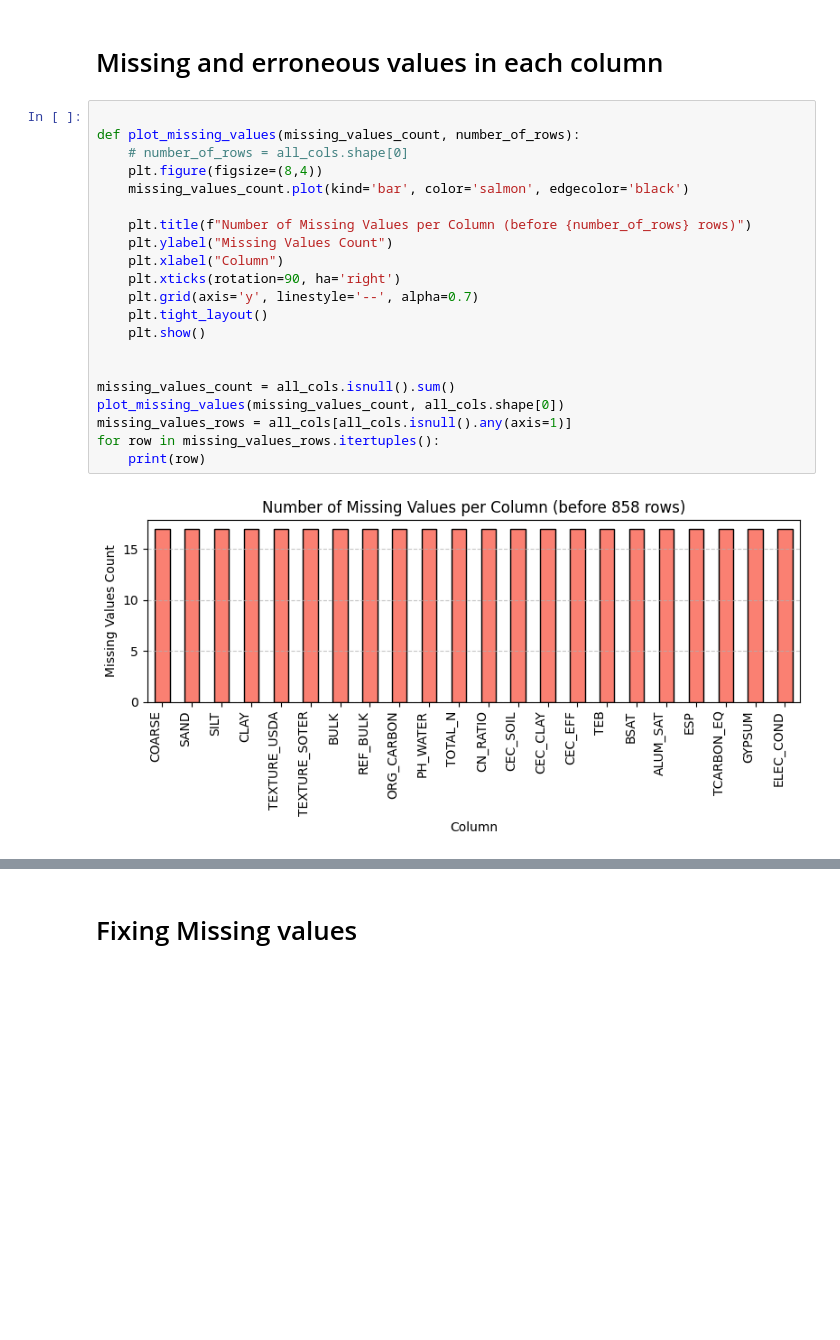
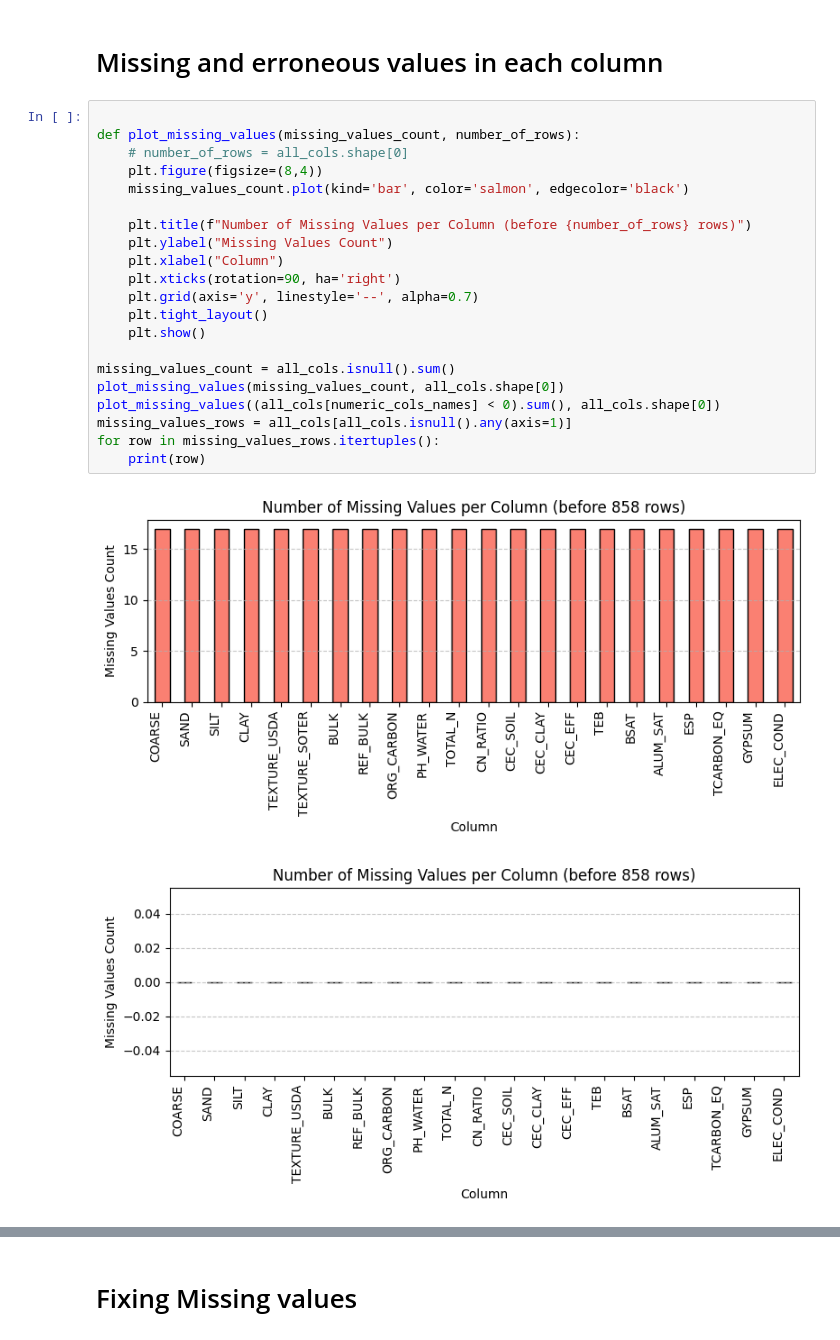
Before and after one commit to MohamedRamzi9/Data-Mining-Project, a Jupyter notebook: data_processing/soil.ipynb, the cells around one changed output, grey strips where cells are left out. Saved outputs shown, nothing was run; the diff lists cells and outputs as text; blank space fills up the shorter version.

```diff
--- a/data_processing/soil.ipynb
+++ b/data_processing/soil.ipynb
@@ -118,26 +136,27 @@ dtype: object
 # %%
 
 def plot_missing_values(missing_values_count, number_of_rows):
     # number_of_rows = all_cols.shape[0]
     plt.figure(figsize=(8,4))
     missing_values_count.plot(kind='bar', color='salmon', edgecolor='black')
 
     plt.title(f"Number of Missing Values per Column (before {number_of_rows} rows)")
     plt.ylabel("Missing Values Count")
     plt.xlabel("Column")
     plt.xticks(rotation=90, ha='right')
     plt.grid(axis='y', linestyle='--', alpha=0.7)
     plt.tight_layout()
     plt.show()
 
-
 missing_values_count = all_cols.isnull().sum()
 plot_missing_values(missing_values_count, all_cols.shape[0])
+plot_missing_values((all_cols[numeric_cols_names] < 0).sum(), all_cols.shape[0])
 missing_values_rows = all_cols[all_cols.isnull().any(axis=1)]
 for row in missing_values_rows.itertuples():
     print(row)
 # %% [output]
 [figure]
+[figure, added]
 Pandas(Index=79087, COARSE=nan, SAND=nan, SILT=nan, CLAY=nan, TEXTURE_USDA=nan, TEXTURE_SOTER=nan, BULK=nan, REF_BULK=nan, ORG_CARBON=nan, PH_WATER=nan, TOTAL_N=nan, CN_RATIO=nan, CEC_SOIL=nan, CEC_CL ...
 Pandas(Index=79089, COARSE=nan, SAND=nan, SILT=nan, CLAY=nan, TEXTURE_USDA=nan, TEXTURE_SOTER=nan, BULK=nan, REF_BULK=nan, ORG_CARBON=nan, PH_WATER=nan, TOTAL_N=nan, CN_RATIO=nan, CEC_SOIL=nan, CEC_CL ...
 Pandas(Index=79093, COARSE=nan, SAND=nan, SILT=nan, CLAY=nan, TEXTURE_USDA=nan, TEXTURE_SOTER=nan, BULK=nan, REF_BULK=nan, ORG_CARBON=nan, PH_WATER=nan, TOTAL_N=nan, CN_RATIO=nan, CEC_SOIL=nan, CEC_CL ...
```
Also changed, not shown: parts of 4 cells of this notebook, 3 other files.
